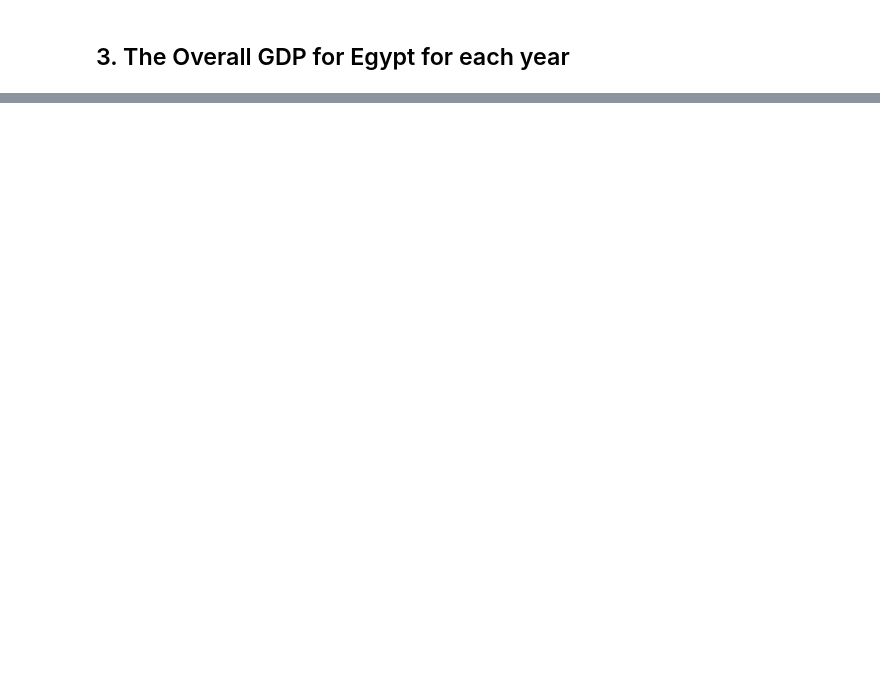
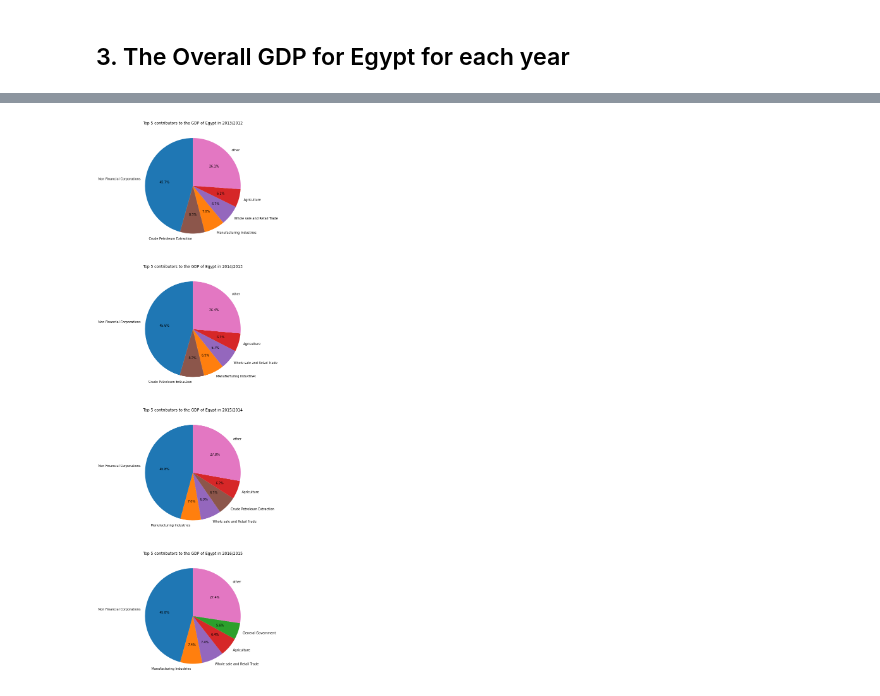
Before and after one commit to OmdenaAI/giza-egypt-chapter-analysing-open-data, a Jupyter notebook: src/tasks/task_2_data_visualization/GDP-by-Governorate.ipynb, the cells around one changed output, grey strips where cells are left out. Cells and saved outputs as stored; diff of their text form; code cells hidden in the pictures; blank space fills up the shorter version.

Commit message:
Updating GDP notebook
Now, the notebook visualizes the top contributing fields in each year and the contributing city (region) in these fields.

```diff
--- a/src/tasks/task_2_data_visualization/GDP-by-Governorate.ipynb
+++ b/src/tasks/task_2_data_visualization/GDP-by-Governorate.ipynb
@@ -250,0 +258,11 @@ for i, field in enumerate(fields):
+# %%
+egypt_gdp = gdp_data[gdp_data.Governorate == "Total Egypt"].sort_values("Year")
+egypt_gdp_years = dict()
+for index, row in egypt_gdp.iterrows():
+    gdp_dict = dict()
+    for field in egypt_gdp.columns[3:-1]:
+        gdp_dict[field] = row[field]
+    # sorting
+    sorted_dict = {k: v for k, v in sorted(gdp_dict.items(), key=lambda item: item[1], reverse=True)}
+    egypt_gdp_years[row["Year"]] = sorted_dict
+pprint(egypt_gdp_years, sort_dicts=False)
@@ -250,0 +287,11 @@ for i, field in enumerate(fields):
+# %%
+egypt_gdp_years_contributors_df = pd.DataFrame()
+for year, gdp_dict in egypt_gdp_years.items():
+    temp_df = pd.DataFrame({
+        "field": gdp_dict.keys(),
+        "gdp": gdp_dict.values()
+    })
+    temp_df["year"] = year
+    egypt_gdp_years_contributors_df = pd.concat([egypt_gdp_years_contributors_df, temp_df])
+
+egypt_gdp_years_contributors_df
@@ -250,0 +312,21 @@ for i, field in enumerate(fields):
+# %%
+fig, axes = plt.subplots(4, 1, figsize = (8, 4 * 8))
+years = ["2013/2012", "2014/2013", "2015/2014", "2016/2015"]
+num_fields = 5
+
+# generate unique color for each field
+# we got these fields from previous trials...
+important_fields = ['Non.Financial.Corporations', 'Manufacturing.Industries', 'General.Government', 'Agriculture', 'Whole.sale.and.Retail.Trade', 'Crude.Petroleum.Extraction', 'other']
+fields_colors = {field: color for field, color in zip(important_fields, sns.color_palette(n_colors = len(fields)))}
+for year, ax in zip(years, axes):
+    ax.set_title(f"Top 5 contributors to the GDP of Egypt in {year}")
+    sub_df = egypt_gdp_years_contributors_df[(egypt_gdp_years_contributors_df["year"] == year) & (egypt_gdp_years_contributors_df["field"].isin(important_fields))]
+    data = list(sub_df.gdp.values.ravel())[:num_fields]
+    total = sum(list(egypt_gdp_years_contributors_df[egypt_gdp_years_contributors_df["year"] == year].gdp.values.ravel()))
+    data = [*data, total - sum(data)]
+    labels = [label.replace(".", " ") for label in list(sub_df.field.values.ravel())[:num_fields]]
+    labels.append("other")
+    colors = [fields_colors[field.replace(" ", ".")] for field in labels]
+    ax.pie(data, labels = labels, startangle=90, colors = colors, autopct='%1.1f%%', textprops = dict(rotation_mode = 'anchor', va='center'))
+# %% [output]
+[figure, added]
```
Also changed, not shown: parts of 10 cells of this notebook.
